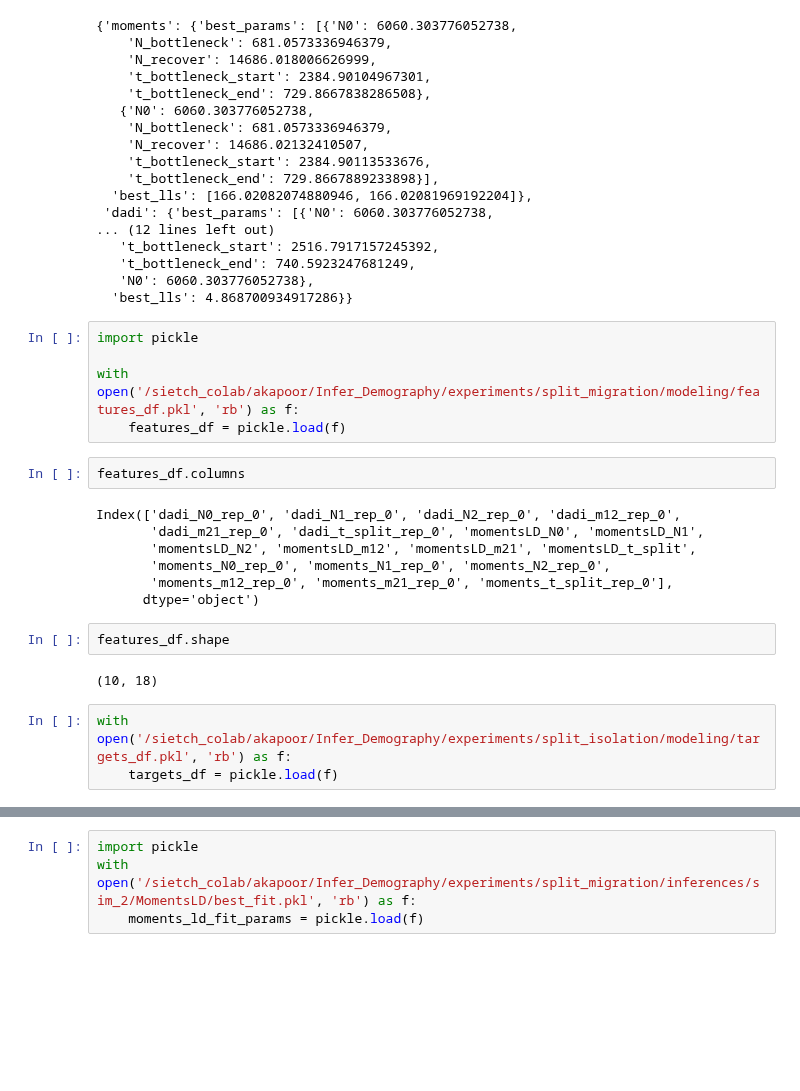
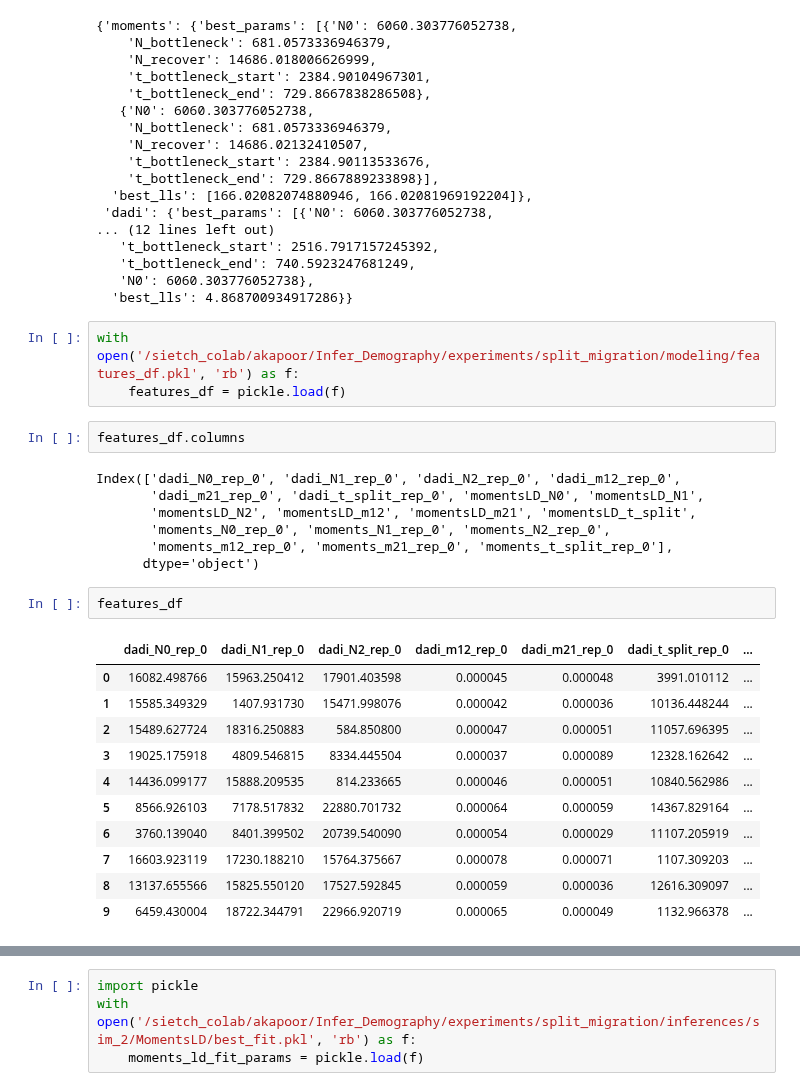
Before and after one commit to ak1376/Infer_Demography, a Jupyter notebook: notebooks/inspecting_output.ipynb, the cells around one changed output, grey strips where cells are left out. Cells and saved outputs as stored; diff of their text form; blank space fills up the shorter version.

```diff
--- a/notebooks/inspecting_output.ipynb
+++ b/notebooks/inspecting_output.ipynb
@@ -392,8 +392,6 @@ all_inferences
    'N0': 6060.303776052738},
   'best_lls': 4.868700934917286}}
 # %%
-import pickle
-
 with open('/sietch_colab/akapoor/Infer_Demography/experiments/split_migration/modeling/features_df.pkl', 'rb') as f:
     features_df = pickle.load(f)
 # %%
@@ -406,9 +404,16 @@ Index(['dadi_N0_rep_0', 'dadi_N1_rep_0', 'dadi_N2_rep_0', 'dadi_m12_rep_0',
        'moments_m12_rep_0', 'moments_m21_rep_0', 'moments_t_split_rep_0'],
       dtype='object')
 # %%
-features_df.shape
+features_df
 # %% [output]
-(10, 18)
+|  | dadi_N0_rep_0 | dadi_N1_rep_0 | dadi_N2_rep_0 | dadi_m12_rep_0 | dadi_m21_rep_0 | dadi_t_split_rep_0 | ... |
+| 0 | 16082.498766 | 15963.250412 | 17901.403598 | 0.000045 | 0.000048 | 3991.010112 | ... |
+| 1 | 15585.349329 | 1407.931730 | 15471.998076 | 0.000042 | 0.000036 | 10136.448244 | ... |
+| 2 | 15489.627724 | 18316.250883 | 584.850800 | 0.000047 | 0.000051 | 11057.696395 | ... |
+| 3 | 19025.175918 | 4809.546815 | 8334.445504 | 0.000037 | 0.000089 | 12328.162642 | ... |
+| 4 | 14436.099177 | 15888.209535 | 814.233665 | 0.000046 | 0.000051 | 10840.562986 | ... |
+| 5 | 8566.926103 | 7178.517832 | 22880.701732 | 0.000064 | 0.000059 | 14367.829164 | ... |
+| 6 | 3760.139040 | 8401.399502 | 20739.540090 | 0.000054 | 0.000029 | 11107.205919 | ... |
+| 7 | 16603.923119 | 17230.188210 | 15764.375667 | 0.000078 | 0.000071 | 1107.309203 | ... |
+| 8 | 13137.655566 | 15825.550120 | 17527.592845 | 0.000059 | 0.000036 | 12616.309097 | ... |
+| 9 | 6459.430004 | 18722.344791 | 22966.920719 | 0.000065 | 0.000049 | 1132.966378 | ... |
-# %%
-with open('/sietch_colab/akapoor/Infer_Demography/experiments/split_isolation/modeling/targets_df.pkl', 'rb') as f:
-    targets_df = pickle.load(f)
```
Also changed, not shown: parts of 7 cells of this notebook.
